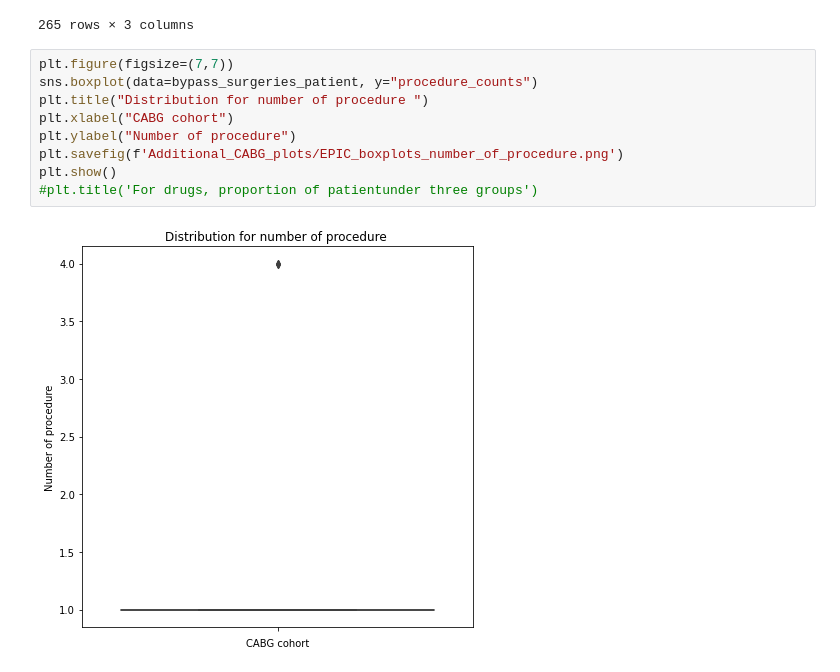
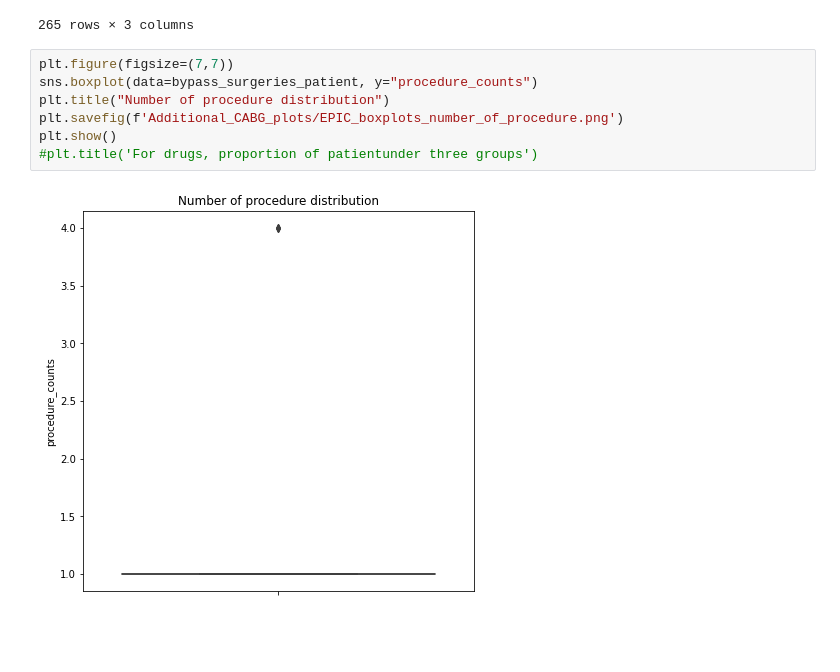
Before and after one commit to lily214754/MIMIC, a Jupyter notebook: EDA/EPIC_EDA.ipynb, the cells around one changed output. Drawn from its saved outputs; the diff is of its cells as text; blank space fills up the shorter version.

```diff
--- a/EDA/EPIC_EDA.ipynb
+++ b/EDA/EPIC_EDA.ipynb
@@ -399,11 +417,9 @@ bypass_surgeries_patient
 # %%
 plt.figure(figsize=(7,7))
 sns.boxplot(data=bypass_surgeries_patient, y="procedure_counts")
-plt.title("Distribution for number of procedure ")
-plt.xlabel("CABG cohort")
-plt.ylabel("Number of procedure")
+plt.title("Number of procedure distribution")
 plt.savefig(f'Additional_CABG_plots/EPIC_boxplots_number_of_procedure.png')
 plt.show()
 #plt.title('For drugs, proportion of patientunder three groups')
 # %% [output]
-[figure, old version]
+[figure, new version]
```
Also changed, not shown: parts of 13 cells of this notebook, 40 other files.
